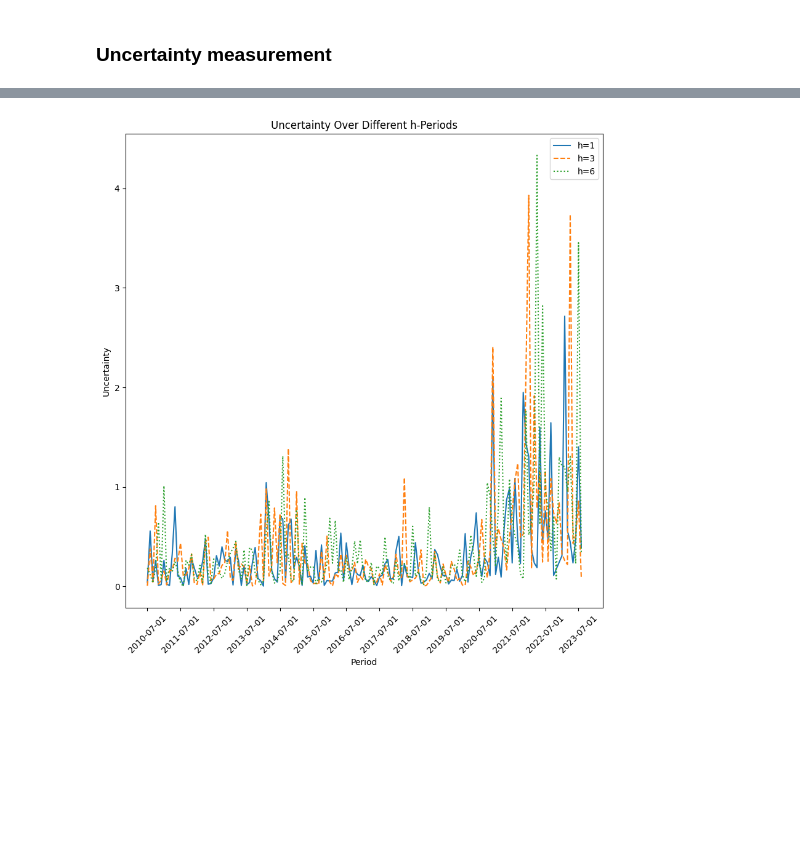
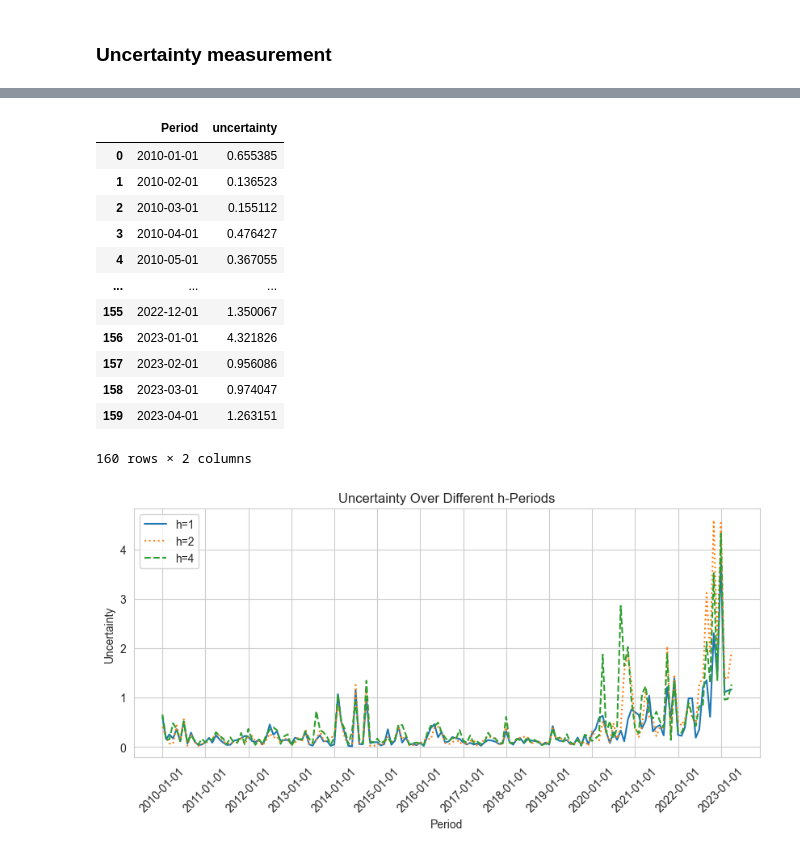
Before and after one commit to Sifan1997/Code_for_thesis, a Jupyter notebook: notebook/2_uncertainty_measurement.ipynb, the cells around one changed output, grey strips where cells are left out. Saved outputs shown, nothing was run; the diff lists cells and outputs as text; code cells hidden in the pictures; blank space fills up the shorter version.

```diff
--- a/notebook/2_uncertainty_measurement.ipynb
+++ b/notebook/2_uncertainty_measurement.ipynb
@@ -139,7 +168,6 @@ def calculate_mse_per_period(df, target_column):
     mse_per_period.columns = ['Period', f'mse_{df}']
     return mse_per_period
 # %%
-
 # List of columns to iterate through
 columns_to_calculate_mse = ['num_nodes', 'num_edges', 'density', 'clustering', 'assortativity', 'shortest_path']
 
@@ -149,25 +177,25 @@ mse_per_column_dict = {}
 # Assuming lag1_df, lag3_df, lag6_df are your lag DataFrames
 for column in columns_to_calculate_mse:
     lag1_mse = calculate_mse_per_period(lag1_df, target_column=column)
-    lag3_mse = calculate_mse_per_period(lag3_df, target_column=column)
-    lag6_mse = calculate_mse_per_period(lag6_df, target_column=column)
+    lag2_mse = calculate_mse_per_period(lag2_df, target_column=column)
+    lag4_mse = calculate_mse_per_period(lag4_df, target_column=column)
 
     # Merge the MSE DataFrames on the 'period' column
-    merged_mse_df = lag1_mse.merge(lag3_mse, on='Period').merge(lag6_mse, on='Period')
+    merged_mse_df = lag1_mse.merge(lag2_mse, on='Period').merge(lag4_mse, on='Period')
 
     # Rename the columns to include the column name and lag
-    merged_mse_df.columns = ['Period', f'mse_lag1_{column}', f'mse_lag3_{column}', f'mse_lag6_{column}']
+    merged_mse_df.columns = ['Period', f'mse_lag1_{column}', f'mse_lag2_{column}', f'mse_lag4_{column}']
 
     # Store the MSE DataFrame for the current column in the dictionary
     mse_per_column_dict[column] = merged_mse_df
 
 # Create separate DataFrames for each lag
 lag1_mse = pd.concat([mse_df[f'mse_lag1_{column}'] for column, mse_df in mse_per_column_dict.items()], axis=1)
-lag3_mse = pd.concat([mse_df[f'mse_lag3_{column}'] for column, mse_df in mse_per_column_dict.items()], axis=1)
-lag6_mse = pd.concat([mse_df[f'mse_lag6_{column}'] for column, mse_df in mse_per_column_dict.items()], axis=1)
+lag2_mse = pd.concat([mse_df[f'mse_lag2_{column}'] for column, mse_df in mse_per_column_dict.items()], axis=1)
+lag4_mse = pd.concat([mse_df[f'mse_lag4_{column}'] for column, mse_df in mse_per_column_dict.items()], axis=1)
 
 # Include the 'period' column in the resulting DataFrames
 lag1_mse.insert(0, 'Period', mse_per_column_dict[columns_to_calculate_mse[0]]['Period'])
-lag3_mse.insert(0, 'Period', mse_per_column_dict[columns_to_calculate_mse[0]]['Period'])
-lag6_mse.insert(0, 'Period', mse_per_column_dict[columns_to_calculate_mse[0]]['Period'])
+lag2_mse.insert(0, 'Period', mse_per_column_dict[columns_to_calculate_mse[0]]['Period'])
+lag4_mse.insert(0, 'Period', mse_per_column_dict[columns_to_calculate_mse[0]]['Period'])
 # %% [output]
@@ -218,20 +246,16 @@ lag6_mse.head()
 # %%
 
-# Function to calculate 'uncertainty' by weight for each row in lag_mse
 def calculate_uncertainty_metrics(mse_df):
-    # Calculate the variance of each column in mse_df
-    variances = mse_df.iloc[:, 1:5].var()
+    # Calculate 'uncertainty' as the average of the columns (excluding 'Period')
+    mse_df['uncertainty'] = mse_df.iloc[:, 1:].mean(axis=1)
 
-    # Calculate 'weighted_uncertainty' (weighted average of the sum of the other columns)
-    mse_df['uncertainty'] = (mse_df.iloc[:, 1:5] * variances).sum(axis=1) / variances.sum()
-
-    # Keep columns
-    uncertainties = mse_df[['Period','uncertainty']]
+    # Keep only the 'Period' and 'uncertainty' columns
+    uncertainties = mse_df[['Period', 'uncertainty']]
 
     return uncertainties
 # %%
 
 # Calculate 'avg_uncertainty' and 'weighted_uncertainty' for each row in mse_df
 uncertainties_1 = calculate_uncertainty_metrics(lag1_mse)
-uncertainties_3 = calculate_uncertainty_metrics(lag3_mse)
-uncertainties_6 = calculate_uncertainty_metrics(lag6_mse)
+uncertainties_2 = calculate_uncertainty_metrics(lag2_mse)
+uncertainties_4 = calculate_uncertainty_metrics(lag4_mse)
@@ -254,21 +320,37 @@ uncertainties_1
+# %%
+uncertainties_4
+# %% [output]
+|  | Period | uncertainty |
+| 0 | 2010-01-01 | 0.655385 |
+| 1 | 2010-02-01 | 0.136523 |
+| 2 | 2010-03-01 | 0.155112 |
+| 3 | 2010-04-01 | 0.476427 |
+| 4 | 2010-05-01 | 0.367055 |
+| ... | ... | ... |
+| 155 | 2022-12-01 | 1.350067 |
+| 156 | 2023-01-01 | 4.321826 |
+| 157 | 2023-02-01 | 0.956086 |
+| 158 | 2023-03-01 | 0.974047 |
+| 159 | 2023-04-01 | 1.263151 |
+160 rows × 2 columns
 # %%
 # Plot 'avg_uncertainty'
-plt.figure(figsize=(10, 10))
+plt.figure(figsize=(10, 4))
 plt.plot(uncertainties_1['Period'], uncertainties_1['uncertainty'], label='h=1', linestyle='-')
-plt.plot(uncertainties_3['Period'], uncertainties_3['uncertainty'], label='h=3', linestyle='--')
-plt.plot(uncertainties_6['Period'], uncertainties_6['uncertainty'], label='h=6', linestyle=':')
+plt.plot(uncertainties_2['Period'], uncertainties_2['uncertainty'], label='h=2', linestyle=':')
+plt.plot(uncertainties_4['Period'], uncertainties_4['uncertainty'], label='h=4', linestyle='--')
 
 
 plt.title('Uncertainty Over Different h-Periods')
 plt.xlabel('Period')
 plt.ylabel('Uncertainty')
 plt.legend()
 
 # Set x-axis ticks at intervals of 12 periods and rotate x-labels
 plt.xticks(uncertainties_1['Period'][::12], rotation=45)
 plt.show()
 # %% [output]
-[figure, old version]
+[figure, new version]
 # %%
 # Save to csv
 uncertainties_1.to_csv('../data/processed/uncertainty_index.csv', index=False, encoding='utf')
```
Also changed, not shown: parts of 17 cells of this notebook, 14 other files.
